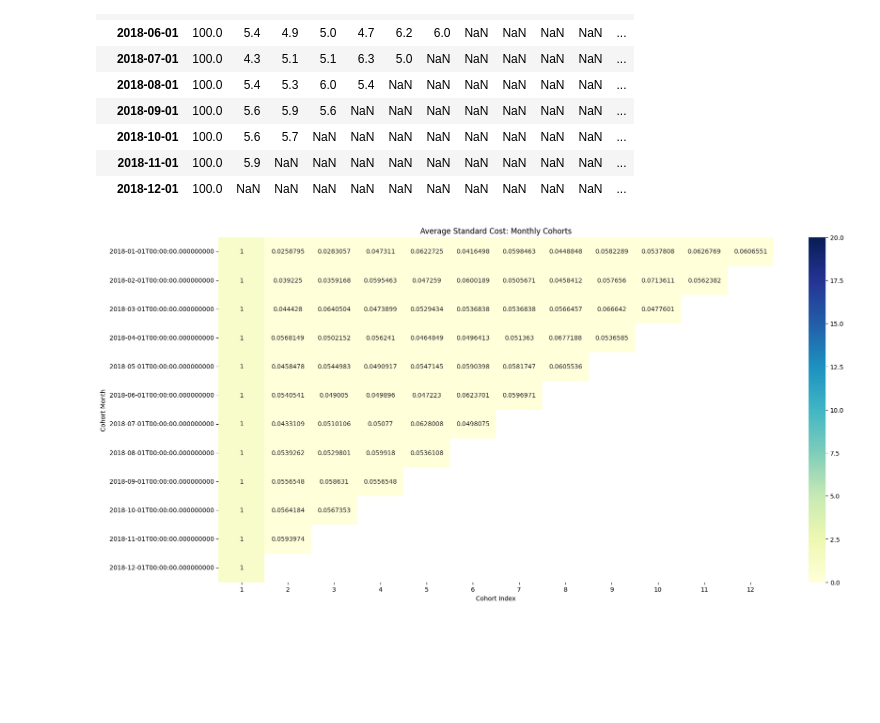
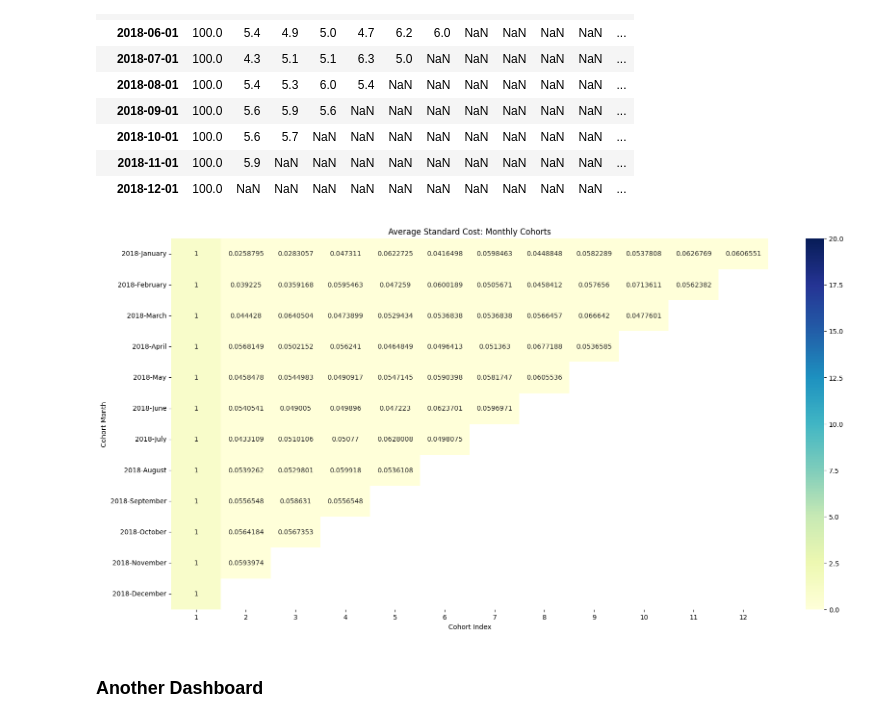
Before and after one commit to NhanDoV/Optimization-prg, a Jupyter notebook: crap/HW.ipynb, the cells around one changed output. Cells and saved outputs as stored; diff of their text form; code cells hidden in the pictures; blank space fills up the shorter version.

```diff
--- a/crap/HW.ipynb
+++ b/crap/HW.ipynb
@@ -156,15 +156,17 @@ retention.round(3)*100
 # %%
 import seaborn as sns
 
-#retention.index = retention.index.strftime('%Y-%m')
+retention.index = retention.index.strftime('%Y-%B')
 # Initialize the figure
 plt.figure(figsize=(20, 10))
 # Adding a title
 plt.title('Average Standard Cost: Monthly Cohorts', fontsize = 12)
 # Creating the heatmap
 sns.heatmap(retention, annot = True,vmin = 0.0, vmax =20,cmap="YlGnBu", fmt='g')
 plt.ylabel('Cohort Month')
 plt.xlabel('Cohort Index')
 plt.show()
 # %% [output]
-[figure, old version]
+[figure, new version]
+# %% [markdown]
+### Another Dashboard
```
Also changed, not shown: parts of 5 cells of this notebook, 1 other file.
